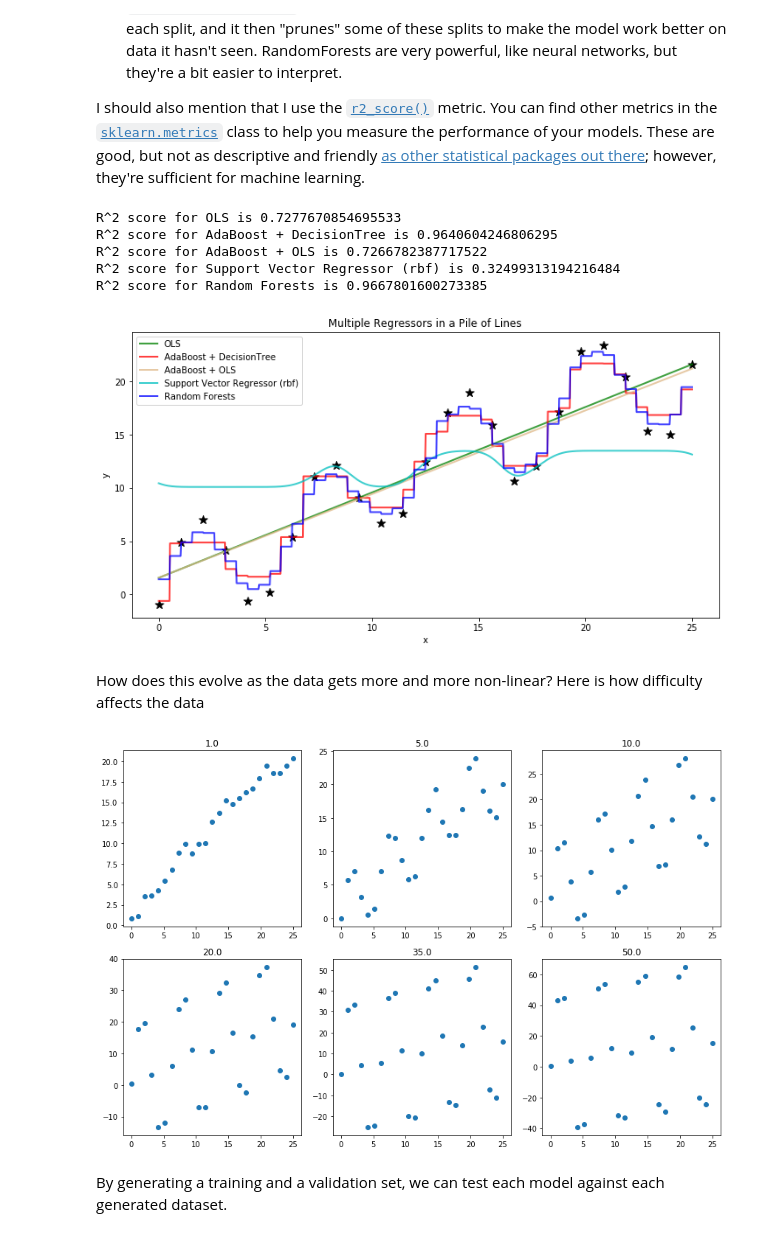
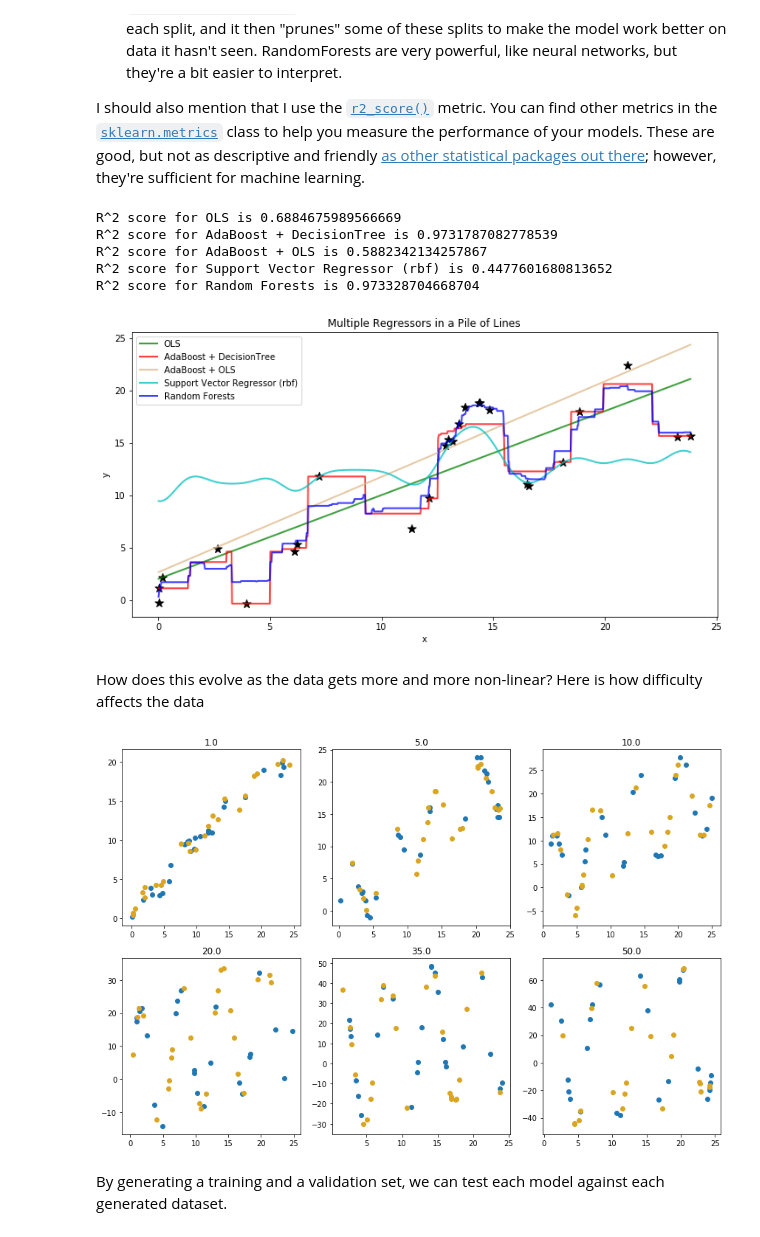
Before and after one commit to sjchiass/ml_guides, a Jupyter notebook: Statistical Learning/1_Regressions.ipynb, the cells around one changed output. Drawn from its saved outputs; the diff is of its cells as text; code cells hidden in the pictures.

```diff
--- a/Statistical Learning/1_Regressions.ipynb
+++ b/Statistical Learning/1_Regressions.ipynb
@@ -478,7 +482,7 @@ Scikit-learn is set up nicely to run many different at once and compare them. Yo
 I'll switch over to a fake dataset I was inspired to create thanks to [this guide](http://scikit-learn.org/stable/auto_examples/ensemble/plot_adaboost_regression.html). It's a non-linear regression problem that should be the nightmare of all OLSs.
 # %%
 def generate_fake(difficulty=5.0, obs_range=25):
-    X = np.linspace(0, obs_range, obs_range).reshape(-1,1)
+    X = np.random.uniform(low=0, high=obs_range, size=obs_range).reshape(-1,1)
     Y = (X + 0.1*X \
          - 0.01*X**2 \
          + difficulty*np.sin(X) \
@@ -518,7 +522,6 @@ plt.figure(figsize=(12, 6))
 regressors = [LinearRegression(),
               AdaBoostRegressor(n_estimators=100),
               AdaBoostRegressor(LinearRegression(), n_estimators=100),
-              #KNeighborsRegressor(n_neighbors=5),
               SVR(),
               RandomForestRegressor(n_estimators=100, max_depth=5)]
 
@@ -557,27 +560,29 @@ plt.legend()
 # Render
 plt.show()
 # %% [output]
-R^2 score for OLS is 0.7277670854695533
-R^2 score for AdaBoost + DecisionTree is 0.9640604246806295
-R^2 score for AdaBoost + OLS is 0.7266782387717522
-R^2 score for Support Vector Regressor (rbf) is 0.32499313194216484
-R^2 score for Random Forests is 0.9667801600273385
+R^2 score for OLS is 0.6884675989566669
+R^2 score for AdaBoost + DecisionTree is 0.9731787082778539
+R^2 score for AdaBoost + OLS is 0.5882342134257867
+R^2 score for Support Vector Regressor (rbf) is 0.4477601680813652
+R^2 score for Random Forests is 0.973328704668704
-[figure, old version]
+[figure, new version]
 # %% [markdown]
 How does this evolve as the data gets more and more non-linear? Here is how difficulty affects the data
 # %%
 plt.figure(figsize=(12, 8))
 
 for diff, number in zip((1., 5., 10., 20., 35., 50.), (1, 2, 3, 4, 5, 6)):
-    _x, _y = generate_fake(difficulty=diff, obs_range=25)
     plt.subplot(2, 3, number)
     plt.title(diff)
+    _x, _y = generate_fake(difficulty=diff, obs_range=25)
     plt.scatter(_x, _y)
+    _x, _y = generate_fake(difficulty=diff, obs_range=25)
+    plt.scatter(_x, _y, c="goldenrod")
 
 plt.tight_layout()
 plt.show()
 # %% [output]
-[figure, old version]
+[figure, new version]
 # %% [markdown]
 By generating a training and a validation set, we can test each model against each generated dataset.
 # %%
```
Also changed, not shown: parts of 5 cells of this notebook, 2 other files.
